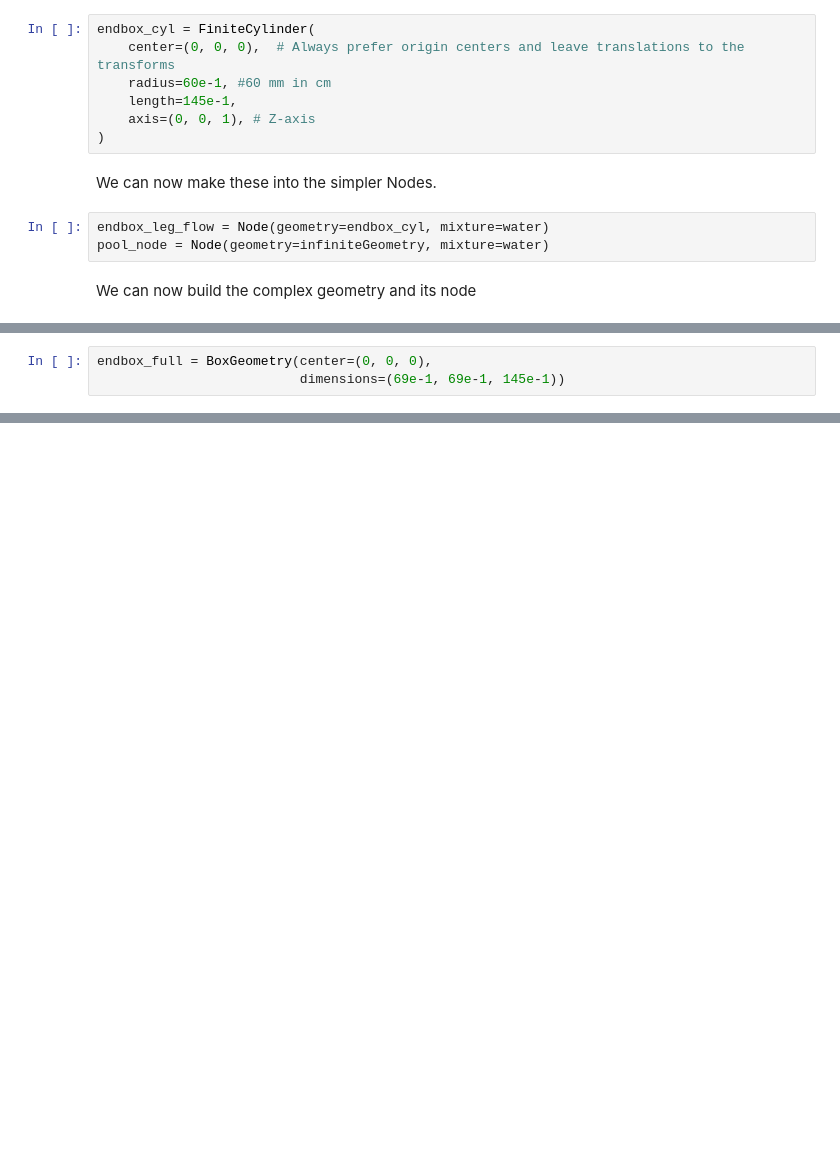
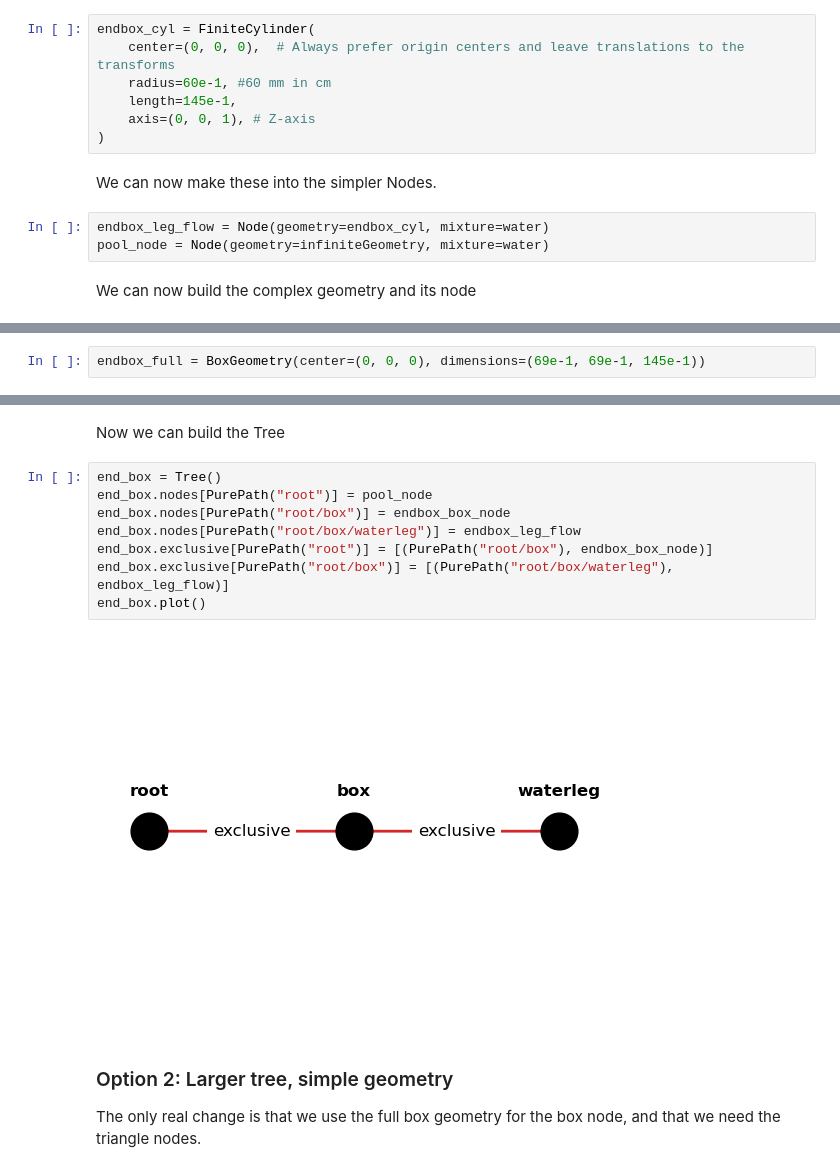
Before and after one commit to ramp-nuclear/coremaker, a Jupyter notebook: docs/source/Element Examples.ipynb, the cells around one changed output, grey strips where cells are left out. Saved outputs shown, nothing was run; the diff lists cells and outputs as text; blank space fills up the shorter version.

```diff
--- a/docs/source/Element Examples.ipynb
+++ b/docs/source/Element Examples.ipynb
@@ -105,3 +100,2 @@ Subclasses:
 # %%
-endbox_full = BoxGeometry(center=(0, 0, 0),
-                          dimensions=(69e-1, 69e-1, 145e-1))
+endbox_full = BoxGeometry(center=(0, 0, 0), dimensions=(69e-1, 69e-1, 145e-1))
@@ -116,0 +154,16 @@ NameError: name 'corners' is not defined
+# %% [markdown]
+Now we can build the Tree
+# %%
+end_box = Tree()
+end_box.nodes[PurePath("root")] = pool_node
+end_box.nodes[PurePath("root/box")] = endbox_box_node
+end_box.nodes[PurePath("root/box/waterleg")] = endbox_leg_flow
+end_box.exclusive[PurePath("root")] = [(PurePath("root/box"), endbox_box_node)]
+end_box.exclusive[PurePath("root/box")] = [(PurePath("root/box/waterleg"), endbox_leg_flow)]
+end_box.plot()
+# %% [output]
+[figure, added]
+# %% [markdown]
+### Option 2: Larger tree, simple geometry
+
+The only real change is that we use the full box geometry for the box node, and that we need the triangle nodes.
```
Also changed, not shown: parts of 11 cells of this notebook, 6 other files.
